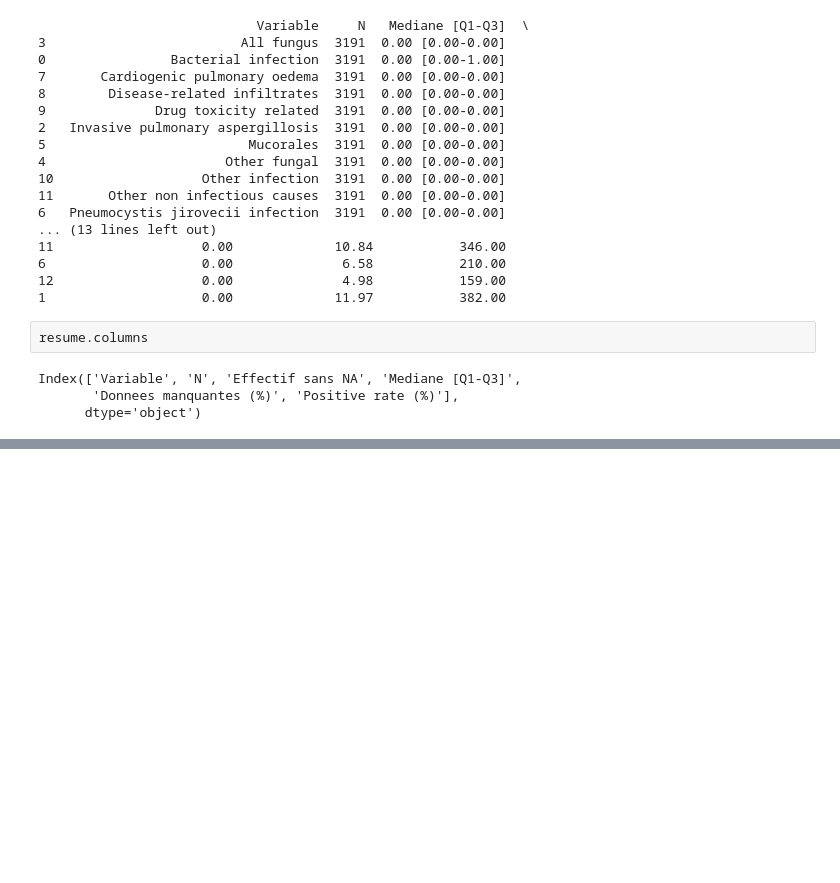
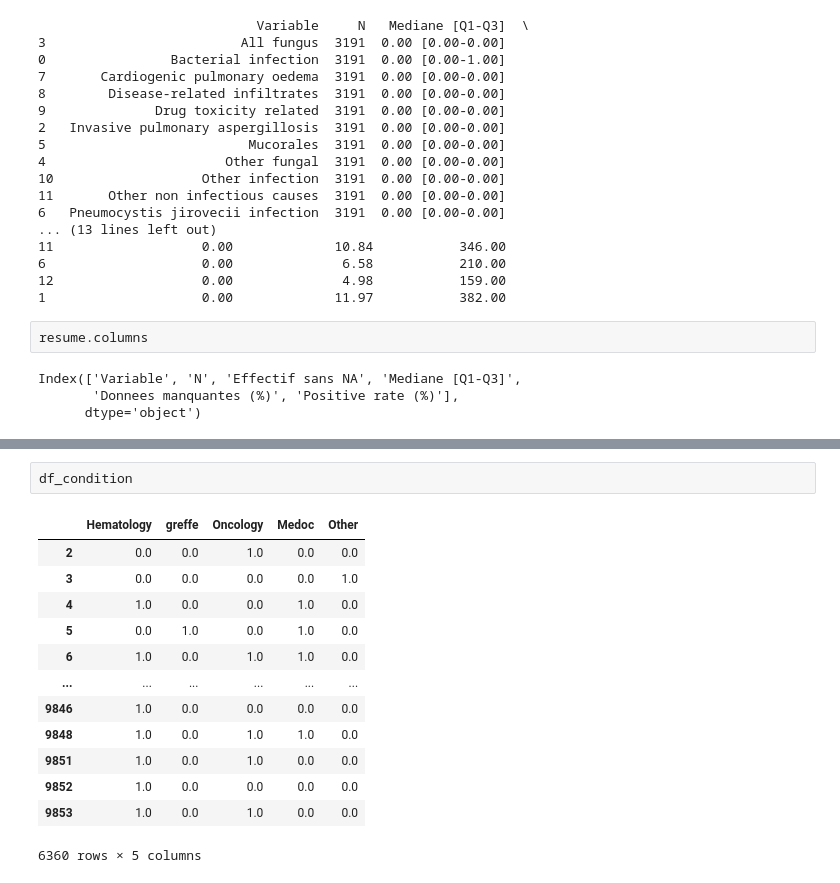
Before and after one commit to Romain-Forte/respiratory_diagnostics, a Jupyter notebook: bazea_dataset.ipynb, the cells around one changed output, grey strips where cells are left out. Drawn from its saved outputs; the diff is of its cells as text; blank space fills up the shorter version.

```diff
--- a/bazea_dataset.ipynb
+++ b/bazea_dataset.ipynb
@@ -421,0 +428,16 @@ res
+# %%
+df_condition
+# %% [output]
+|  | Hematology | greffe | Oncology | Medoc | Other |
+| 2 | 0.0 | 0.0 | 1.0 | 0.0 | 0.0 |
+| 3 | 0.0 | 0.0 | 0.0 | 0.0 | 1.0 |
+| 4 | 1.0 | 0.0 | 0.0 | 1.0 | 0.0 |
+| 5 | 0.0 | 1.0 | 0.0 | 1.0 | 0.0 |
+| 6 | 1.0 | 0.0 | 1.0 | 1.0 | 0.0 |
+| ... | ... | ... | ... | ... | ... |
+| 9846 | 1.0 | 0.0 | 0.0 | 0.0 | 0.0 |
+| 9848 | 1.0 | 0.0 | 1.0 | 1.0 | 0.0 |
+| 9851 | 1.0 | 0.0 | 1.0 | 0.0 | 0.0 |
+| 9852 | 1.0 | 0.0 | 0.0 | 0.0 | 0.0 |
+| 9853 | 1.0 | 0.0 | 1.0 | 0.0 | 0.0 |
+6360 rows × 5 columns
```
Also changed, not shown: parts of 8 cells of this notebook, 7 other files.
